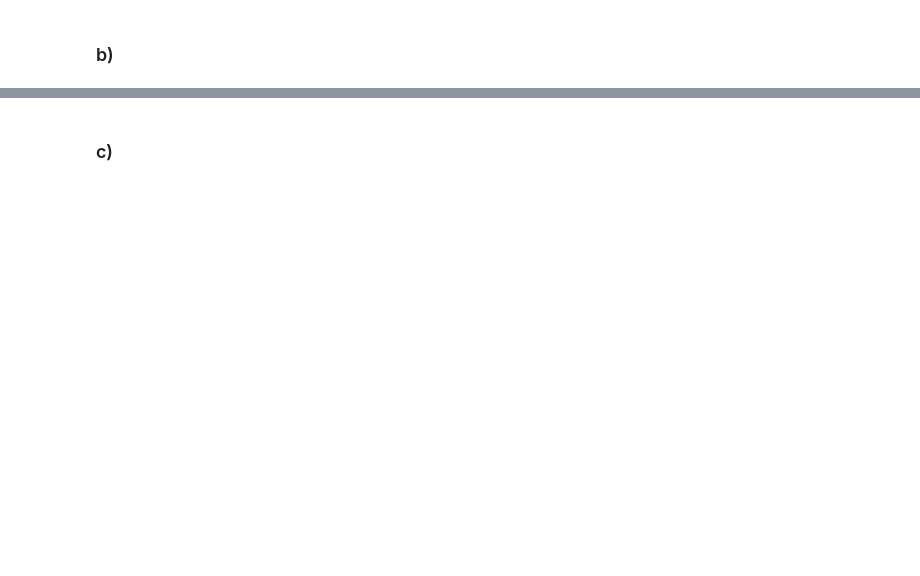
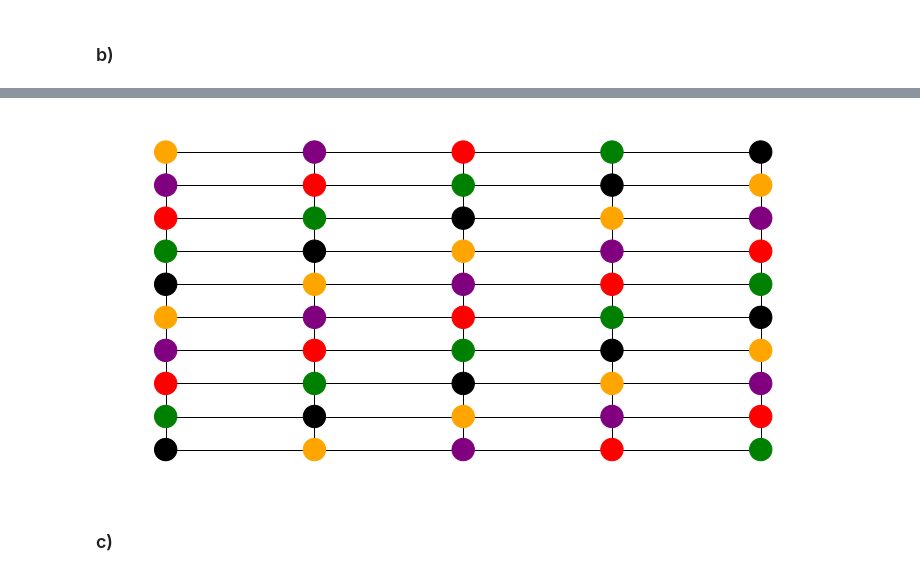
Before and after one commit to nerdfire01/Math_Opt, a Jupyter notebook: Abgabe.ipynb, the cells around one changed output, grey strips where cells are left out. Cells and saved outputs as stored; diff of their text form; code cells hidden in the pictures; blank space fills up the shorter version.

```diff
--- a/Abgabe.ipynb
+++ b/Abgabe.ipynb
@@ -148,2 +169,29 @@ Dabei gelten die folgenden Vorgaben:
+# %%
+def visualize(matrix):
+    color_map = []
+    for n in np.nditer(matrix):
+        if n == 0:
+            color_map.append('orange')
+        if n == 1:
+            color_map.append('purple')
+        if n == 2:
+            color_map.append('red')
+        if n == 3:
+            color_map.append('green')
+        if n == 4:
+            color_map.append('black')
+
+
+    G = nx.grid_2d_graph(10, 5)
+
+    plt.figure(figsize=(10, 5))
+    pos = {(x,y):(y,-x) for x,y in G.nodes()}
+    nx.draw(
+        G,
+        pos,
+        node_color = color_map,
+        with_labels = False,
+        node_size = 500
+    )
 # %% [markdown]
 ### b)
@@ -241,2 +198,21 @@ visualise_graph(rows,columns, mapping)
+# %%
+mapping = np.array(
+        [
+            [0,1,2,3,4],
+            [1,2,3,4,0],
+            [2,3,4,0,1],
+            [3,4,0,1,2],
+            [4,0,1,2,3],
+            [0,1,2,3,4],
+            [1,2,3,4,0],
+            [2,3,4,0,1],
+            [3,4,0,1,2],
+            [4,0,1,2,3]
+        ]
+    )
+
+visualize(mapping)
+# %% [output]
+[figure, added]
 # %% [markdown]
 ### c)
```
Also changed, not shown: parts of 7 cells of this notebook, 1 other file.
